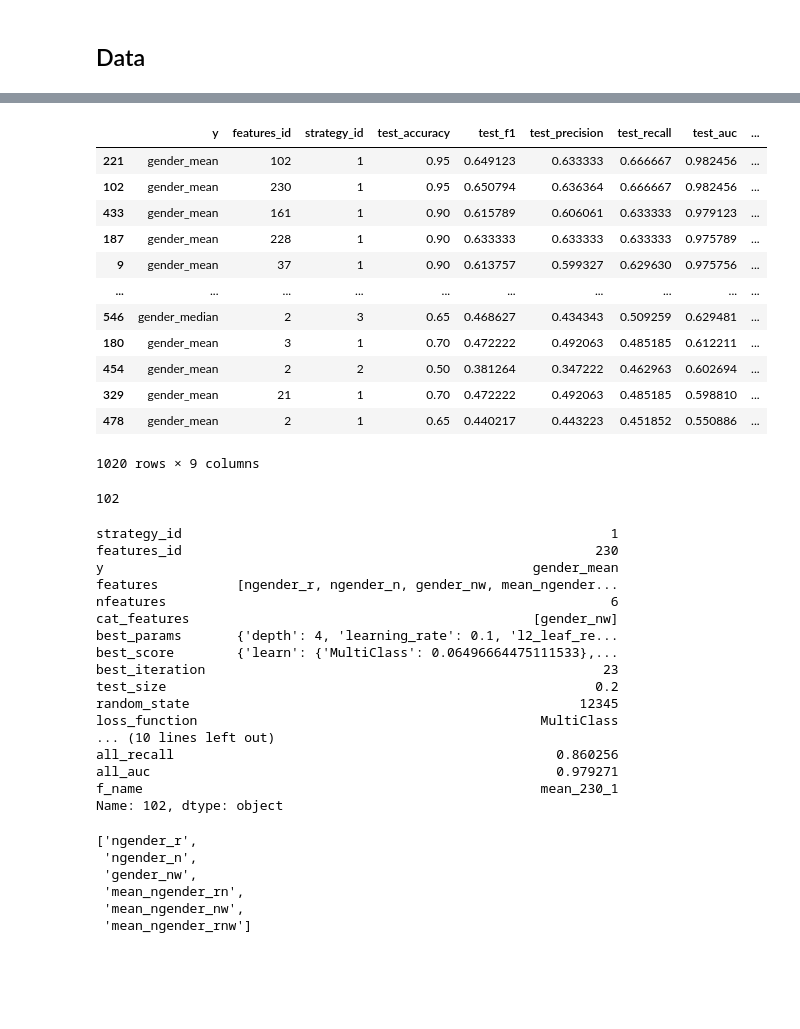
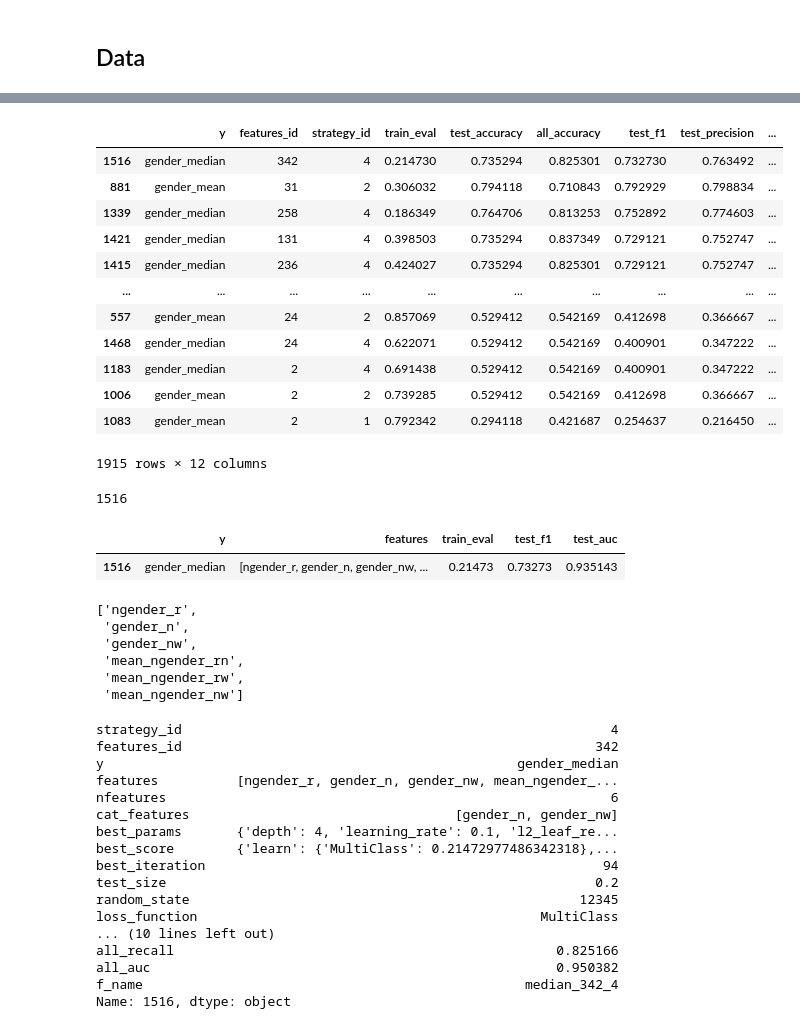
Before and after one commit to CSHVienna/chinese-names-gender, a Jupyter notebook: code/notebooks/predictions_classification.ipynb, the cells around one changed output, grey strips where cells are left out. Drawn from its saved outputs; the diff is of its cells as text; code cells hidden in the pictures; blank space fills up the shorter version.

```diff
--- a/code/notebooks/predictions_classification.ipynb
+++ b/code/notebooks/predictions_classification.ipynb
@@ -26,9 +24,11 @@ Total combinations of features: 255
 # %% [markdown]
 ## Setup
 # %%
-VERSION = 2
+VERSION = 3
+RANDOM_SEED = 12345
+
 VAR_X = ['mean', 'median', 'mode']
-DIR = f'../../results/v{VERSION}/chinese_gender/comparison/classification/_<VAR_X>'
+DIR = f'../../results/v{VERSION}/gender/predictions/comparison/rs{RANDOM_SEED}/classification/_<VAR_X>'
 METRIC = 'test_auc'
 # %% [markdown]
 ## Data
@@ -43,55 +53,59 @@ df_results.shape
 # %%
-cols = ['y','features_id','strategy_id','test_accuracy','test_f1','test_precision','test_recall','test_auc','f_name']
-# df_results[cols].query("~y.str.contains('median')").sort_values(METRIC, ascending=False)
+cols = ['y','features_id','strategy_id','train_eval','test_accuracy','all_accuracy','test_f1','test_precision','test_recall','test_auc','all_auc','f_name']
 df_results[cols].sort_values(METRIC, ascending=False)
 # %% [output]
-|  | y | features_id | strategy_id | test_accuracy | test_f1 | test_precision | test_recall | test_auc | ... |
-| 221 | gender_mean | 102 | 1 | 0.95 | 0.649123 | 0.633333 | 0.666667 | 0.982456 | ... |
-| 102 | gender_mean | 230 | 1 | 0.95 | 0.650794 | 0.636364 | 0.666667 | 0.982456 | ... |
-| 433 | gender_mean | 161 | 1 | 0.90 | 0.615789 | 0.606061 | 0.633333 | 0.979123 | ... |
-| 187 | gender_mean | 228 | 1 | 0.90 | 0.633333 | 0.633333 | 0.633333 | 0.975789 | ... |
-| 9 | gender_mean | 37 | 1 | 0.90 | 0.613757 | 0.599327 | 0.629630 | 0.975756 | ... |
+|  | y | features_id | strategy_id | train_eval | test_accuracy | all_accuracy | test_f1 | test_precision | ... |
+| 1516 | gender_median | 342 | 4 | 0.214730 | 0.735294 | 0.825301 | 0.732730 | 0.763492 | ... |
+| 881 | gender_mean | 31 | 2 | 0.306032 | 0.794118 | 0.710843 | 0.792929 | 0.798834 | ... |
+| 1339 | gender_median | 258 | 4 | 0.186349 | 0.764706 | 0.813253 | 0.752892 | 0.774603 | ... |
+| 1421 | gender_median | 131 | 4 | 0.398503 | 0.735294 | 0.837349 | 0.729121 | 0.752747 | ... |
+| 1415 | gender_median | 236 | 4 | 0.424027 | 0.735294 | 0.825301 | 0.729121 | 0.752747 | ... |
 | ... | ... | ... | ... | ... | ... | ... | ... | ... | ... |
-| 546 | gender_median | 2 | 3 | 0.65 | 0.468627 | 0.434343 | 0.509259 | 0.629481 | ... |
-| 180 | gender_mean | 3 | 1 | 0.70 | 0.472222 | 0.492063 | 0.485185 | 0.612211 | ... |
-| 454 | gender_mean | 2 | 2 | 0.50 | 0.381264 | 0.347222 | 0.462963 | 0.602694 | ... |
-| 329 | gender_mean | 21 | 1 | 0.70 | 0.472222 | 0.492063 | 0.485185 | 0.598810 | ... |
-| 478 | gender_mean | 2 | 1 | 0.65 | 0.440217 | 0.443223 | 0.451852 | 0.550886 | ... |
+| 557 | gender_mean | 24 | 2 | 0.857069 | 0.529412 | 0.542169 | 0.412698 | 0.366667 | ... |
+| 1468 | gender_median | 24 | 4 | 0.622071 | 0.529412 | 0.542169 | 0.400901 | 0.347222 | ... |
+| 1183 | gender_median | 2 | 4 | 0.691438 | 0.529412 | 0.542169 | 0.400901 | 0.347222 | ... |
+| 1006 | gender_mean | 2 | 2 | 0.739285 | 0.529412 | 0.542169 | 0.412698 | 0.366667 | ... |
+| 1083 | gender_mean | 2 | 1 | 0.792342 | 0.294118 | 0.421687 | 0.254637 | 0.216450 | ... |
-1020 rows × 9 columns
+1915 rows × 12 columns
 # %%
 best_id = df_results[METRIC].idxmax()
 best_id
 # %% [output]
-102
+1516
+# %%
+df_results.loc[[best_id], ['y', 'features', 'train_eval','test_f1','test_auc']]
+# %% [output]
+|  | y | features | train_eval | test_f1 | test_auc |
+| 1516 | gender_median | [ngender_r, gender_n, gender_nw, ... | 0.21473 | 0.73273 | 0.935143 |
+# %%
+df_results.loc[best_id].features
+# %% [output]
+['ngender_r',
+ 'gender_n',
+ 'gender_nw',
+ 'mean_ngender_rn',
+ 'mean_ngender_rw',
+ 'mean_ngender_nw']
 # %%
 df_results.loc[best_id]
 # %% [output]
-strategy_id                                                       1
-features_id                                                     230
-y                                                       gender_mean
-features          [ngender_r, ngender_n, gender_nw, mean_ngender...
+strategy_id                                                       4
+features_id                                                     342
+y                                                     gender_median
+features          [ngender_r, gender_n, gender_nw, mean_ngender_...
 nfeatures                                                         6
-cat_features                                            [gender_nw]
+cat_features                                  [gender_n, gender_nw]
 best_params       {'depth': 4, 'learning_rate': 0.1, 'l2_leaf_re...
-best_score        {'learn': {'MultiClass': 0.06496664475111533},...
-best_iteration                                                   23
+best_score        {'learn': {'MultiClass': 0.21472977486342318},...
+best_iteration                                                   94
 test_size                                                       0.2
 random_state                                                  12345
 loss_function                                            MultiClass
 ... (10 lines left out)
-all_recall                                                 0.860256
-all_auc                                                    0.979271
-f_name                                                   mean_230_1
-Name: 102, dtype: object
+all_recall                                                 0.825166
+all_auc                                                    0.950382
+f_name                                                 median_342_4
+Name: 1516, dtype: object
-# %%
-df_results.loc[best_id].features
-# %% [output]
-['ngender_r',
- 'ngender_n',
- 'gender_nw',
- 'mean_ngender_rn',
- 'mean_ngender_nw',
- 'mean_ngender_rnw']
 # %%
 df_results.loc[best_id].strategy_id, setup.STRATEGY[df_results.loc[best_id].strategy_id]
 # %% [output]
```
Also changed, not shown: parts of 8 cells of this notebook, 17 other files.
